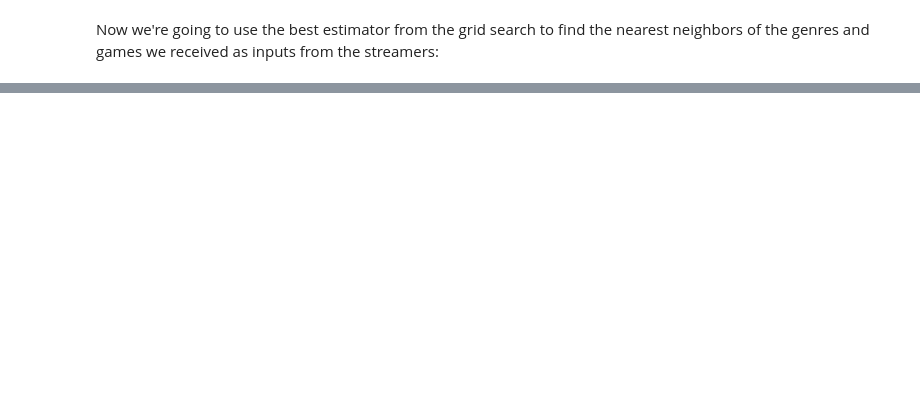
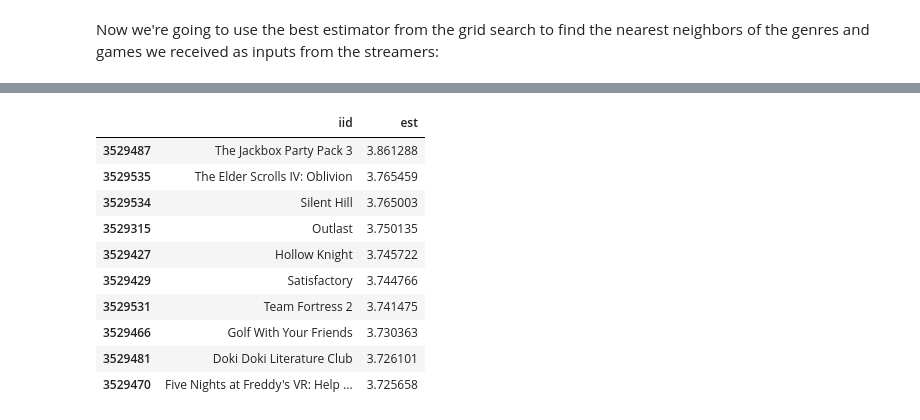
Before and after one commit to natashaborders-zz/Twitch_Streamers_Recommender, a Jupyter notebook: Recommender_For_Existing_Streamers/Surprise_Recommender_Analysis.ipynb, the cells around one changed output, grey strips where cells are left out. Cells and saved outputs as stored; diff of their text form; code cells hidden in the pictures; blank space fills up the shorter version.

```diff
--- a/Recommender_For_Existing_Streamers/Surprise_Recommender_Analysis.ipynb
+++ b/Recommender_For_Existing_Streamers/Surprise_Recommender_Analysis.ipynb
@@ -737,8 +728,8 @@ RMSE: 0.6572
 # %%
-game_trainset = game_data.build_full_trainset()
-game_testset = game_trainset.build_anti_testset()
-final_game_predictions = KNN_game_algo.fit(game_trainset).test(game_testset)
-accuracy.rmse(final_game_predictions)
+game_group_trainset = game_group_data.build_full_trainset()
+game_group_testset = game_group_trainset.build_anti_testset()
+KNN_game_predictions = KNN_game_algo.fit(game_group_trainset).test(game_group_testset)
+accuracy.rmse(KNN_game_predictions)
 # %% [output]
 Estimating biases using als...
 Computing the msd similarity matrix...
@@ -789,2 +806,4 @@ df = pd.DataFrame(final_genre_predictions, columns=['uid', 'iid', 'rui', 'est',
+# %%
+KNN_games_predictions_df = pd.DataFrame(KNN_game_predictions, columns=['uid', 'iid', 'rui', 'est', 'details'])
 # %%
-KNN_reco_genres = df[df['uid']==streamer_name].sort_values('est', ascending = False)[['iid', 'est']]
+KNN_reco_games = KNN_games_predictions_df[KNN_games_predictions_df['uid']==streamer_name].sort_values('est', ascending = False)[['iid', 'est']][:10]
@@ -793,5 +810,17 @@ df_g = pd.DataFrame(final_game_predictions, columns=['uid', 'iid', 'rui', 'est',
-# %%
-KNN_reco_games = df_g[df_g['uid']==streamer_name].sort_values('est', ascending = False)[['iid', 'est']]
+# %%
+KNN_reco_games
+# %% [output]
+|  | iid | est |
+| 3529487 | The Jackbox Party Pack 3 | 3.861288 |
+| 3529535 | The Elder Scrolls IV: Oblivion | 3.765459 |
+| 3529534 | Silent Hill | 3.765003 |
+| 3529315 | Outlast | 3.750135 |
+| 3529427 | Hollow Knight | 3.745722 |
+| 3529429 | Satisfactory | 3.744766 |
+| 3529531 | Team Fortress 2 | 3.741475 |
+| 3529466 | Golf With Your Friends | 3.730363 |
+| 3529481 | Doki Doki Literature Club | 3.726101 |
+| 3529470 | Five Nights at Freddy's VR: Help ... | 3.725658 |
 # %%
 # prioritize closest neighbors to all original genres/games mentioned
 
```
Also changed, not shown: parts of 91 cells of this notebook, 8 other files.
